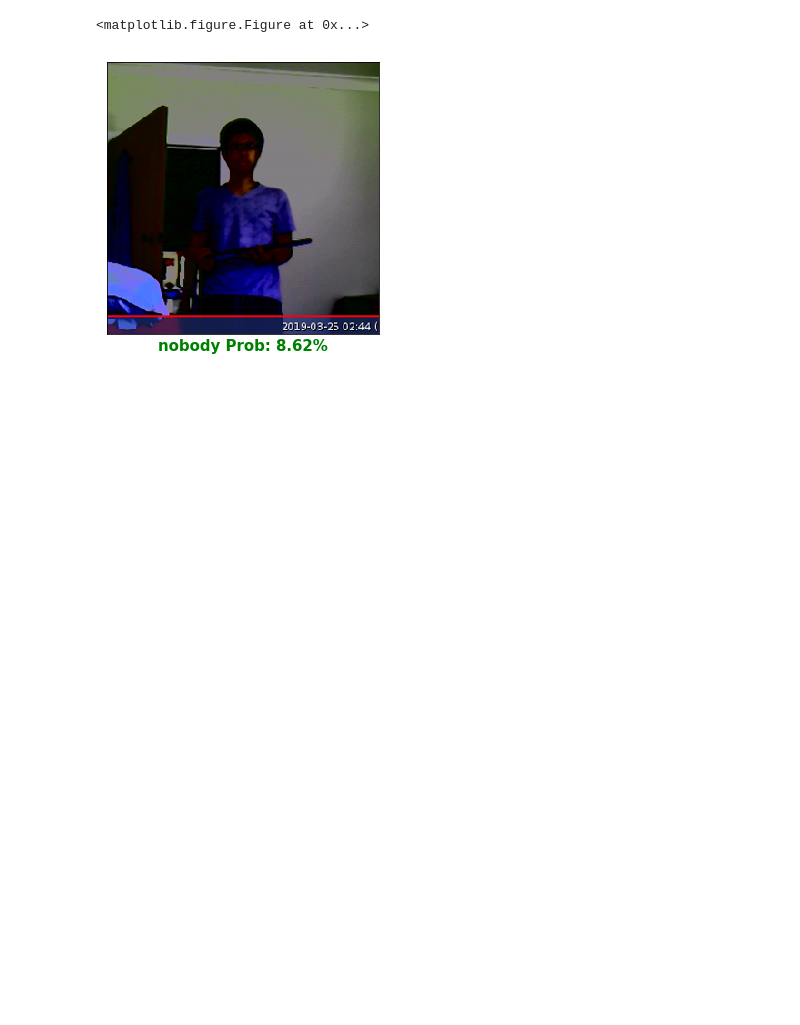
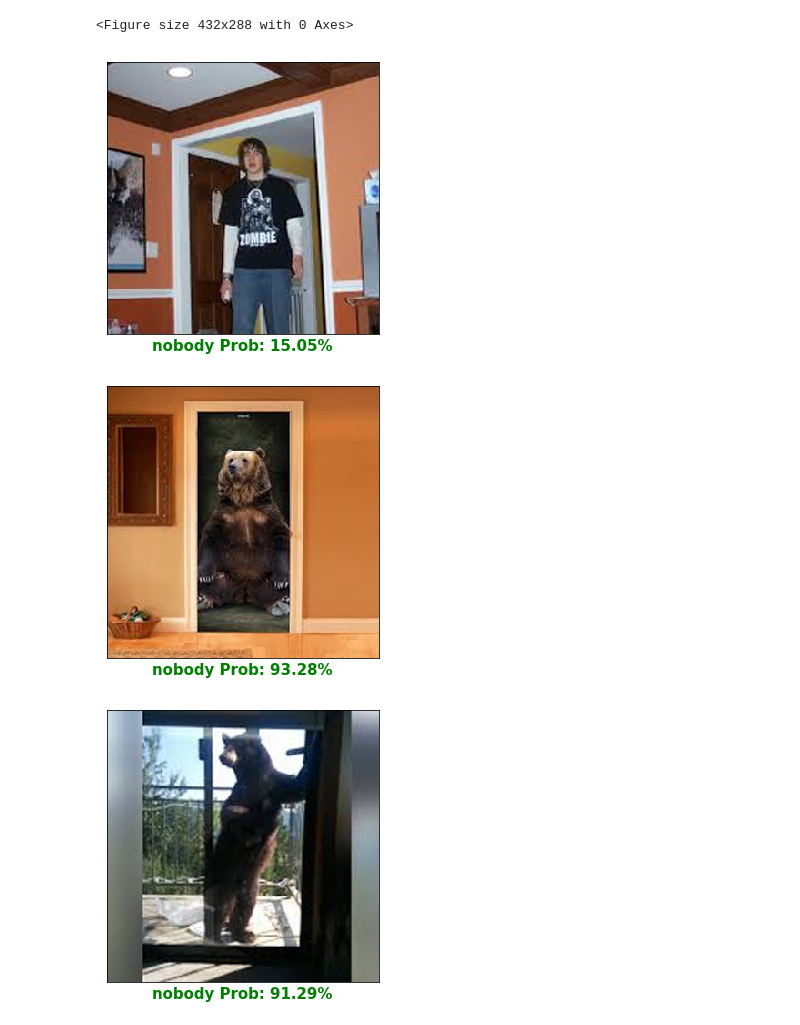
Before and after one commit to mulinShi/2019_IOT_Intruder_Detection, a Jupyter notebook: test.ipynb, the cells around one changed output. Saved outputs shown, nothing was run; the diff lists cells and outputs as text; code cells hidden in the pictures; blank space fills up the shorter version.

```diff
--- a/test.ipynb
+++ b/test.ipynb
@@ -30,7 +30,7 @@ def resize(image):
 test_dir = './raw/test'
 # test_dir=os.listdir('./images1/test')
 # filenames=[f.split('.')[0] for f in test_dir ]
-filenames = glob(os.path.join(test_dir, '*.jpg'))
+filenames = glob(os.path.join(test_dir, '*.png'))
 
 for i, file in enumerate(filenames):
     print('processing:', file)
@@ -70,7 +70,7 @@ for j in range(3):
 
 # make predictions
 base_model = Xception(include_top=False, weights='imagenet', pooling='avg')
-iot_model = load_model('./model/iot_model_1553242985.h5')
+iot_model = load_model('./model/iot_model_1553925455.h5')
 features = base_model.predict(images,batch_size=20)
 predictions = iot_model.predict(features,batch_size=20)
 # %% [output]
@@ -88,19 +98,21 @@ Use tf.cast instead.
 # %%
 # plot results
 fig = plt.figure()
 fig.suptitle('Predictions on Test Images', size=15, weight='bold')
 fig.subplots_adjust(hspace=1, wspace=5)
-for i in range(1):
+for i in range(len(images_rgb)):
 #     ax = fig.add_subplot(4, 3, i+1)
     fig, ax = plt.subplots(figsize=(20, 5))
     ax.set_xticks([])
     ax.set_yticks([])
 #     ax.imshow(images_rgb[i], aspect='auto')
     ax.imshow(images_rgb[i])
     result = 'nobody Prob: {:.2f}%'.format(predictions[i][0]*100)
     ax.set_xlabel(result, color='g', size=15, weight='bold', horizontalalignment='center')
 
 plt.show()
 # %% [output]
-<matplotlib.figure.Figure at 0x...>
+<Figure size 432x288 with 0 Axes>
-[figure, old version]
+[figure, new version]
+[figure, added]
+[figure, added]
```
Also changed, not shown: parts of 2 cells of this notebook, 13 other files.
